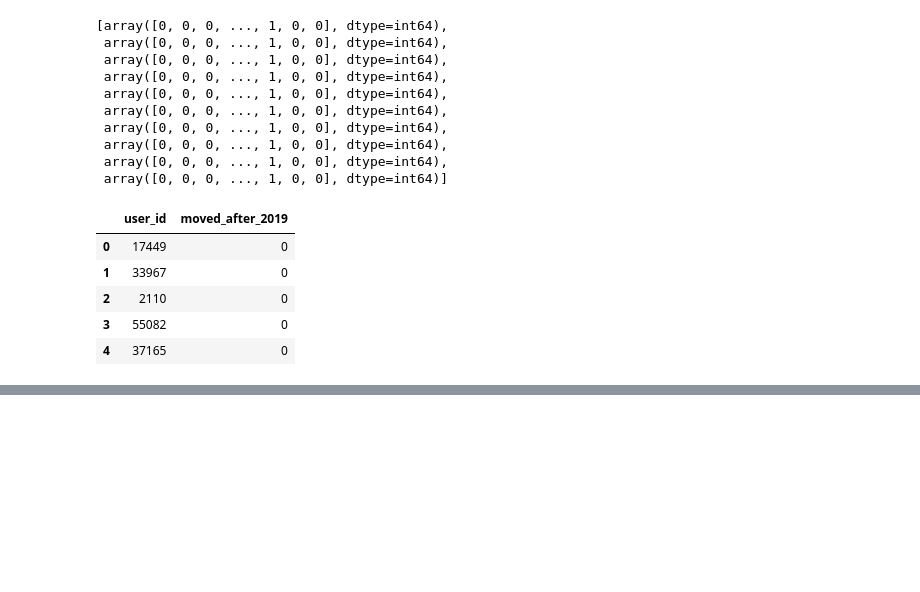
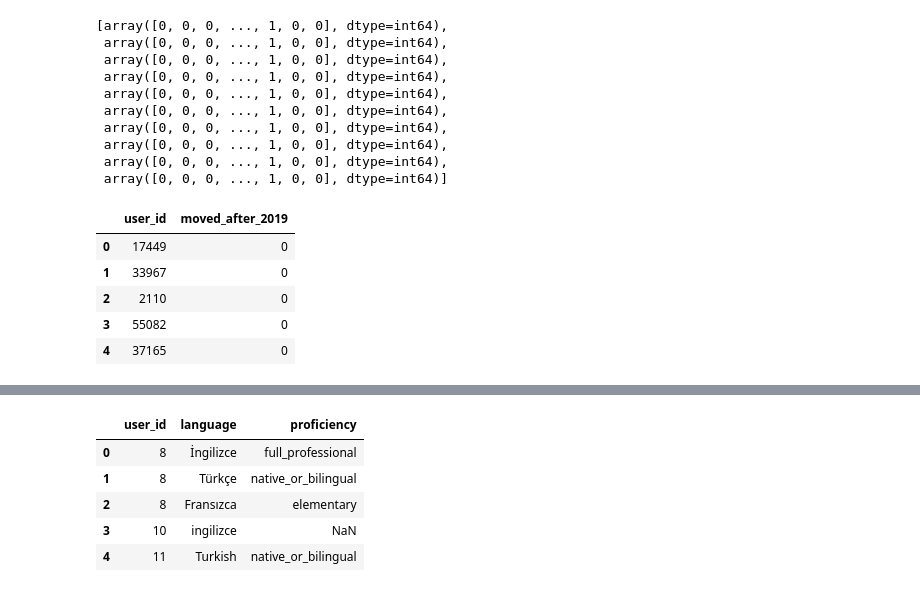
Before and after one commit to furkaneneseren/Datathon-BBVA, a Jupyter notebook: churn-with-linkedin.ipynb, the cells around one changed output, grey strips where cells are left out. Saved outputs shown, nothing was run; the diff lists cells and outputs as text; code cells hidden in the pictures; blank space fills up the shorter version.

```diff
--- a/churn-with-linkedin.ipynb
+++ b/churn-with-linkedin.ipynb
@@ -891,0 +897,2 @@ sample_submission.to_csv('submission.csv',index=False)
+# %%
+languages = pd.read_csv("./data/languages.csv")
@@ -891,0 +919,9 @@ sample_submission.to_csv('submission.csv',index=False)
+# %%
+languages.head()
+# %% [output]
+|  | user_id | language | proficiency |
+| 0 | 8 | İngilizce | full_professional |
+| 1 | 8 | Türkçe | native_or_bilingual |
+| 2 | 8 | Fransızca | elementary |
+| 3 | 10 | ingilizce | NaN |
+| 4 | 11 | Turkish | native_or_bilingual |
```
Also changed, not shown: parts of 29 cells of this notebook.
